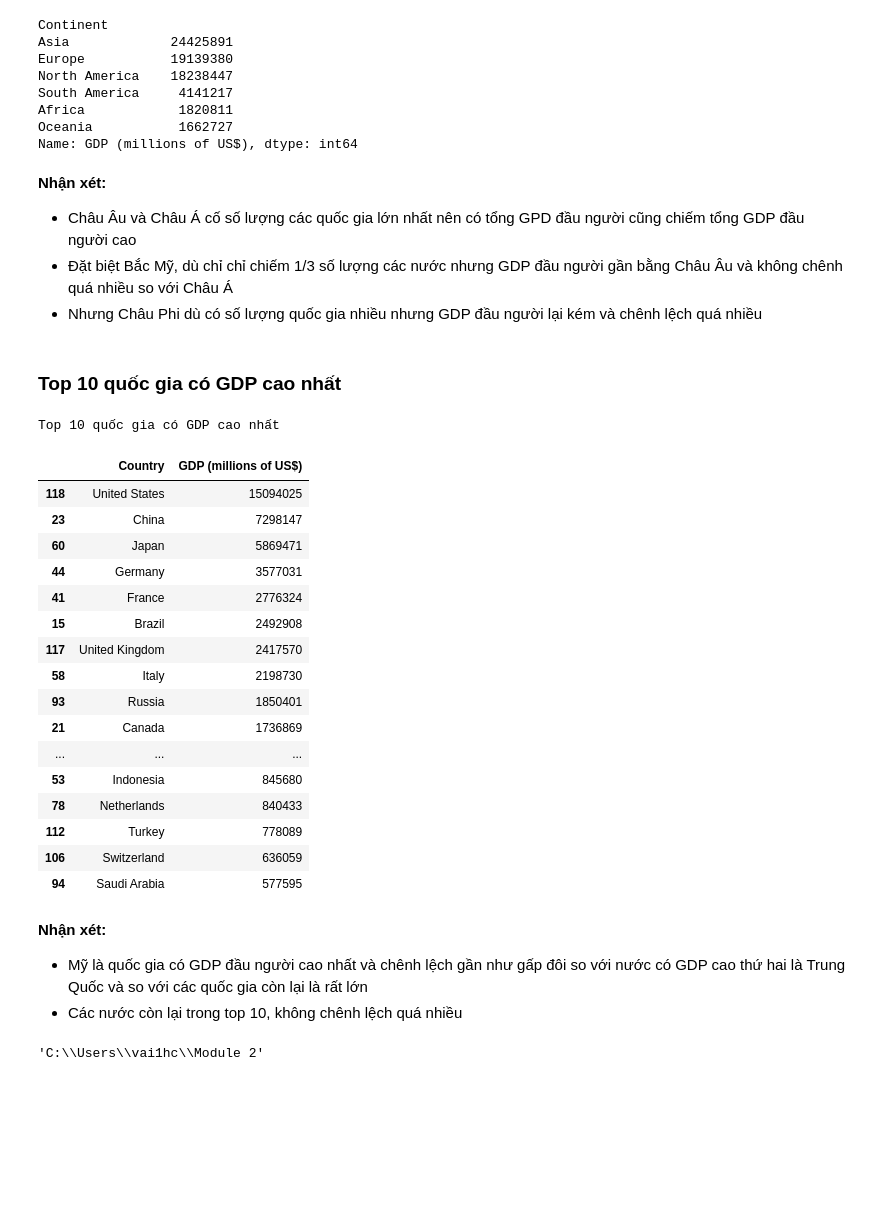
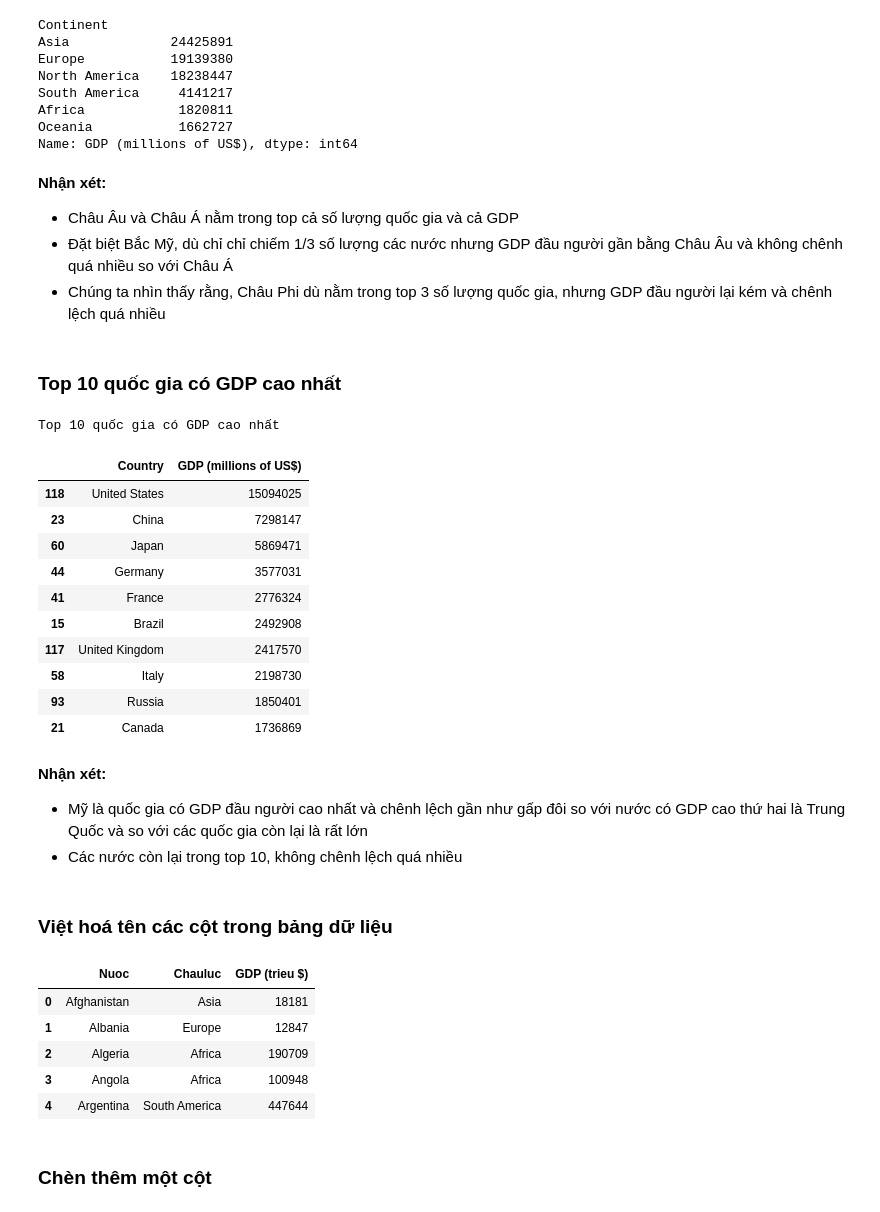
Before and after one commit to Lcutiev/DataCamp, a Jupyter notebook: GPD List.ipynb, the cells around one changed output. Saved outputs shown, nothing was run; the diff lists cells and outputs as text; code cells hidden in the pictures; blank space fills up the shorter version.

```diff
--- a/GPD List.ipynb
+++ b/GPD List.ipynb
@@ -134,40 +134,32 @@ Name: GDP (millions of US$), dtype: int64
 # %% [markdown]
 **Nhận xét:**
 
-+ Châu Âu và Châu Á cố số lượng các quốc gia lớn nhất nên có tổng GPD đầu người cũng chiếm tổng GDP đầu người cao
++ Châu Âu và Châu Á nằm trong top cả số lượng quốc gia và cả GDP
 + Đặt biệt Bắc Mỹ, dù chỉ chỉ chiếm 1/3 số lượng các nước nhưng GDP đầu người gần bằng Châu Âu và không chênh quá nhiều so với Châu Á
-+ Nhưng Châu Phi dù có số lượng quốc gia nhiều nhưng GDP đầu người lại kém và chênh lệch quá nhiều
++ Chúng ta nhìn thấy rằng, Châu Phi dù nằm trong top 3 số lượng quốc gia, nhưng GDP đầu người lại kém và chênh lệch quá nhiều
 # %% [markdown]
 ### **Top 10 quốc gia có GDP cao nhất**
 # %%
 print("Top 10 quốc gia có GDP cao nhất")
 top10_GDP_country = gdp.sort_values('GDP (millions of US$)', ascending=False)
-top10_GDP_country[['Country', 'GDP (millions of US$)']].head(20)
+top10_GDP_country[['Country', 'GDP (millions of US$)']].head(10)
 # %% [output]
 Top 10 quốc gia có GDP cao nhất
 |  | Country | GDP (millions of US$) |
 | 118 | United States | 15094025 |
 | 23 | China | 7298147 |
 | 60 | Japan | 5869471 |
 | 44 | Germany | 3577031 |
 | 41 | France | 2776324 |
 | 15 | Brazil | 2492908 |
 | 117 | United Kingdom | 2417570 |
 | 58 | Italy | 2198730 |
 | 93 | Russia | 1850401 |
 | 21 | Canada | 1736869 |
-| ... | ... | ... |
-| 53 | Indonesia | 845680 |
-| 78 | Netherlands | 840433 |
-| 112 | Turkey | 778089 |
-| 106 | Switzerland | 636059 |
-| 94 | Saudi Arabia | 577595 |
 # %% [markdown]
 **Nhận xét:**
 
 + Mỹ là quốc gia có GDP đầu người cao nhất và chênh lệch gần như gấp đôi so với nước có GDP cao thứ hai là Trung Quốc và so với các quốc gia còn lại là rất lớn
 + Các nước còn lại trong top 10, không chênh lệch quá nhiều
-# %%
-pwd
-# %% [output]
-'C:\\Users\\vai1hc\\Module 2'
+# %% [markdown]
+### **Việt hoá tên các cột trong bảng dữ liệu**
@@ -173,0 +169,11 @@ pwd
+# %%
+gdp.head()
+# %% [output]
+|  | Nuoc | Chauluc | GDP (trieu $) |
+| 0 | Afghanistan | Asia | 18181 |
+| 1 | Albania | Europe | 12847 |
+| 2 | Algeria | Africa | 190709 |
+| 3 | Angola | Africa | 100948 |
+| 4 | Argentina | South America | 447644 |
+# %% [markdown]
+### **Chèn thêm một cột**
```
Also changed, not shown: parts of 49 cells of this notebook, 3 other files.
